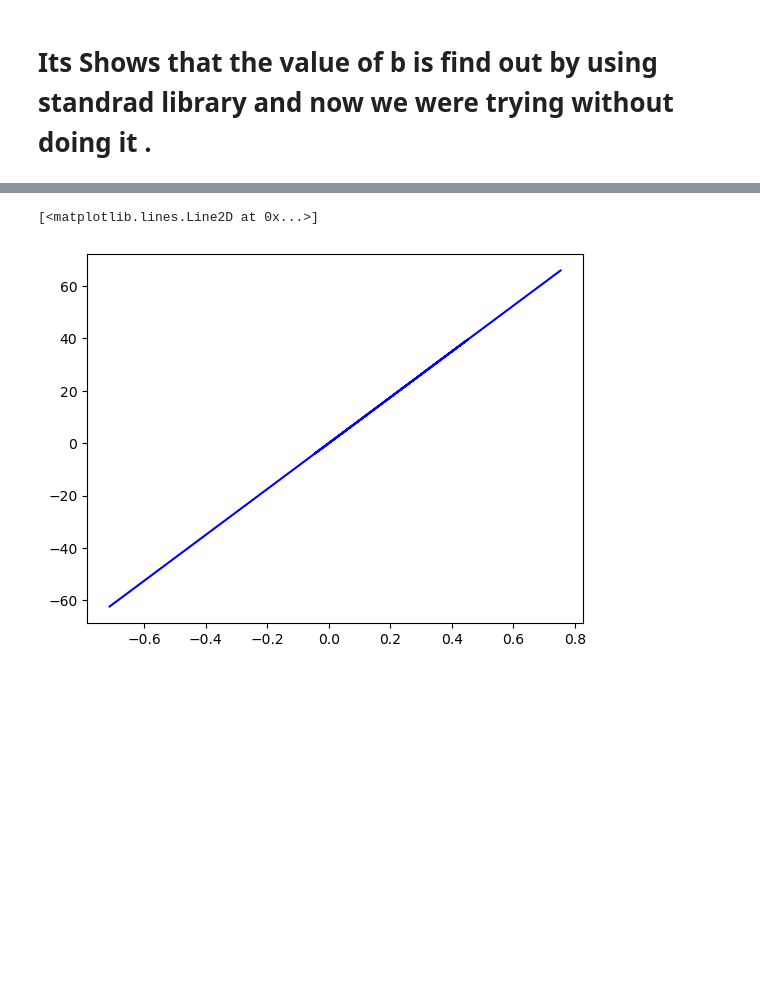
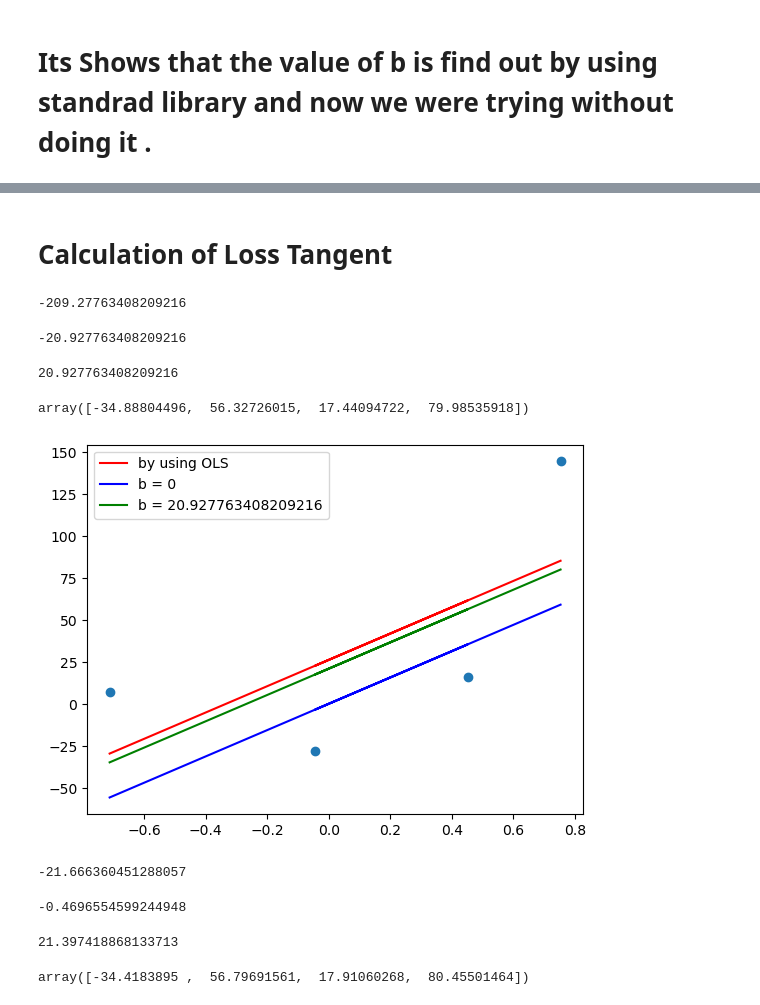
Before and after one commit to sandeshbhatta495/AI, a Jupyter notebook: Gradient Descent/code example of graient sescent .ipynb, the cells around one changed output, grey strips where cells are left out. Drawn from its saved outputs; the diff is of its cells as text; code cells hidden in the pictures; blank space fills up the shorter version.

Commit message:
Line position by itteration Gradient descent

```diff
--- a/Gradient Descent/code example of graient sescent .ipynb
+++ b/Gradient Descent/code example of graient sescent .ipynb
@@ -61,8 +60,0 @@ plt.show()
-# %%
-# by using manual calculation
-def y_pred(x):
-    return reg_no_intercept.coef_[0] * x
-plt.plot(X, y_pred(X), color='blue', label='by using b = 0')
-# %% [output]
-[<matplotlib.lines.Line2D at 0x...>]
-[figure, removed]
@@ -68,0 +65,70 @@ plt.plot(X, y_pred(X), color='blue', label='by using b = 0')
+# %% [markdown]
+# Calculation of Loss Tangent
+# %%
+loss_slope = -2 * np.sum(y - m * X.ravel() - b)
+
+# Mathmatical Equation
+# dl/db= -2 sumxetion(yi-mxi-b) where b=0 (loss_slope)
+ # loss_Tangent (L) = sumxetion(i=0 to n)[yi-mxi-b]^2
+loss_slope
+# %% [output]
+-209.27763408209216
+# %%
+lr =0.1
+step_size = loss_slope*lr
+step_size
+# mathmatical realtion
+ # bnew=bold-itta*slope; and stepsize = itta*slope
+# lr =learning rate denoted by itta
+# %% [output]
+-20.927763408209216
+# %%
+# new b
+# calculation of new intercept
+b = b - step_size
+b
+# %% [output]
+20.927763408209216
+# %%
+# Calcualtion of new y_pred
+y_pred1 =((78.35 * X ) + b).reshape(4)
+# calculation of y prediction (y=mx+b)
+y_pred1
+# %% [output]
+array([-34.88804496,  56.32726015,  17.44094722,  79.98535918])
+# %%
+plt.scatter(X, y)
+# OLS model (with intercept)
+plt.plot(X, reg.predict(X), color='red', label='by using OLS')
+# for b=0
+plt.plot(X,y_pred,color = 'blue',label='b = 0')
+# for new b
+plt.plot(X,y_pred1,color = 'green',label='b = {}'.format(b))
+plt.legend()
+plt.show()
+# %% [output]
+[figure, added]
+# %%
+# itteration 2
+loss_slope = -2 * np.sum(y - m * X.ravel() - b)
+loss_slope
+# %% [output]
+-21.666360451288057
+# %%
+step_size = loss_slope*lr
+step_size
+# %% [output]
+-0.4696554599244948
+# %%
+# new b 2
+# calculation of new intercept
+b = b - step_size
+b
+# %% [output]
+21.397418868133713
+# %%
+y_pred2 =((78.35 * X ) + b).reshape(4)
+# calculation of y prediction (y=mx+b)
+y_pred2
+# %% [output]
+array([-34.4183895 ,  56.79691561,  17.91060268,  80.45501464])
```
Also changed, not shown: parts of 17 cells of this notebook.
